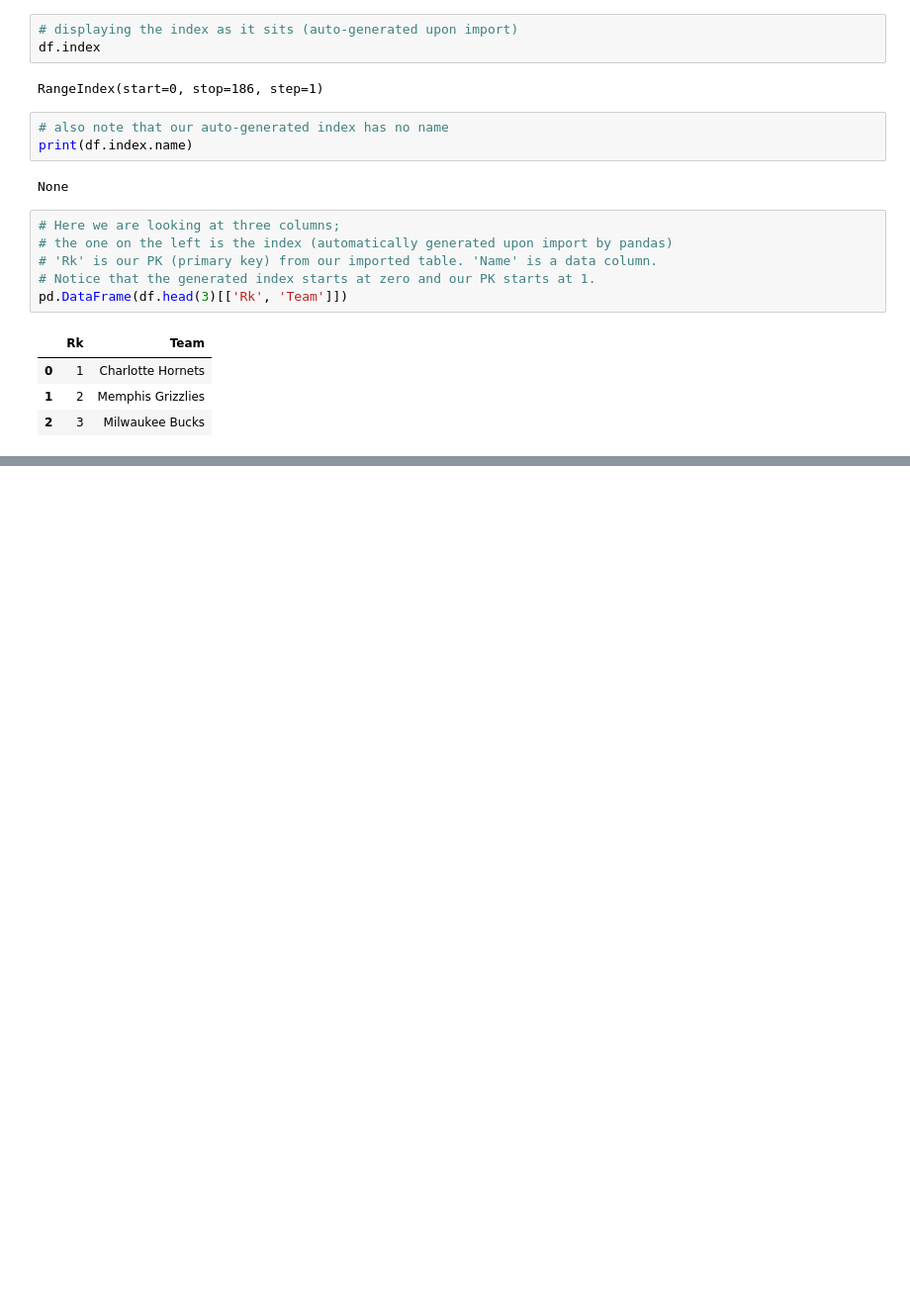
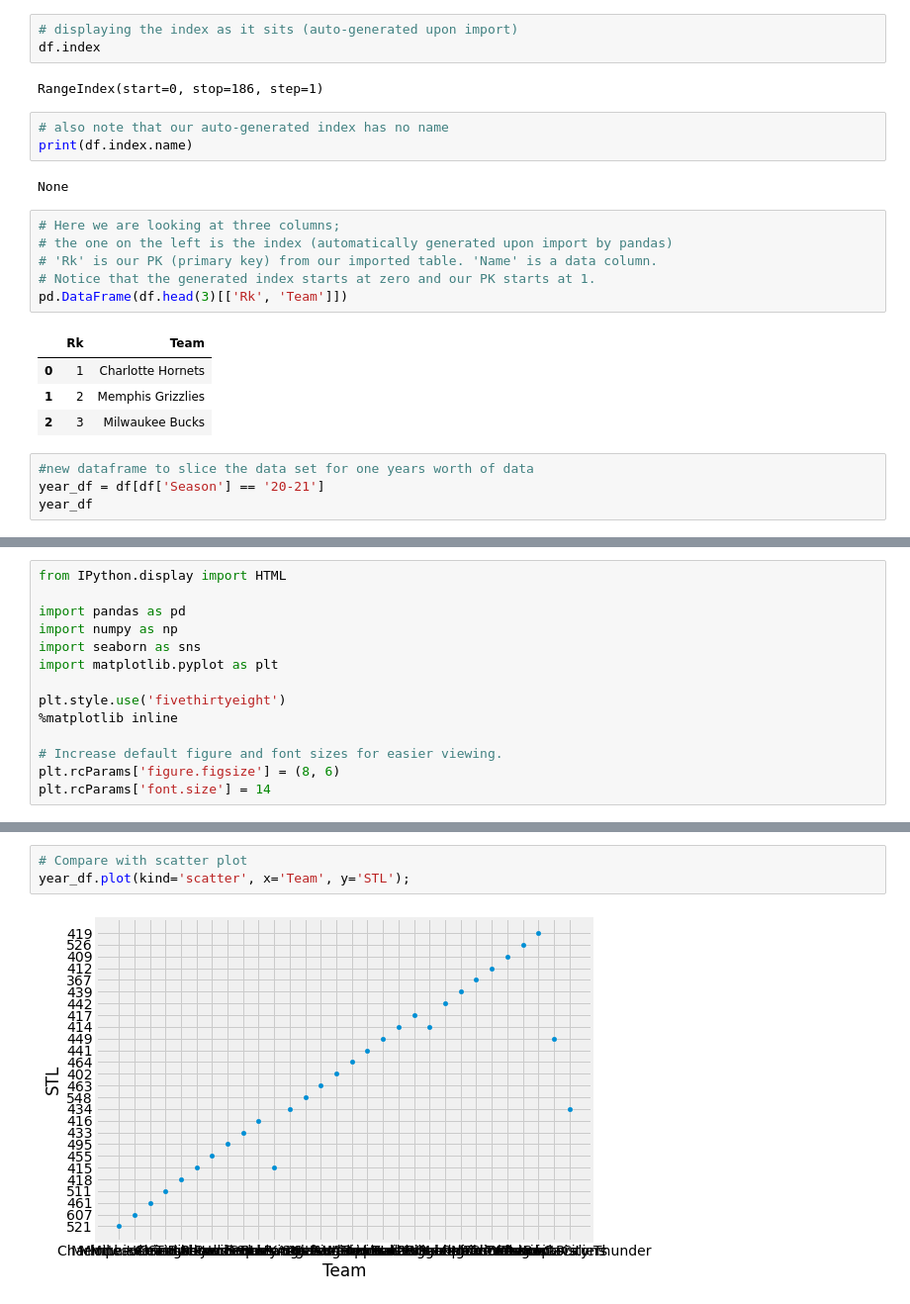
Before and after one commit to PEfullstack21/NBA-Playoff-Predictor, a Jupyter notebook: NBA Stats EDA.ipynb, the cells around one changed output, grey strips where cells are left out. Shown at 99% size. Drawn from its saved outputs; the diff is of its cells as text; blank space fills up the shorter version.

Commit message:
more EDA and data viz

```diff
--- a/NBA Stats EDA.ipynb
+++ b/NBA Stats EDA.ipynb
@@ -84,3 +86,7 @@ pd.DataFrame(df.head(3)[['Rk', 'Team']])
 | 0 | 1 | Charlotte Hornets |
 | 1 | 2 | Memphis Grizzlies |
 | 2 | 3 | Milwaukee Bucks |
+# %%
+#new dataframe to slice the data set for one years worth of data
+year_df = df[df['Season'] == '20-21']
+year_df
@@ -86,0 +123,14 @@ pd.DataFrame(df.head(3)[['Rk', 'Team']])
+# %%
+from IPython.display import HTML
+
+import pandas as pd
+import numpy as np
+import seaborn as sns
+import matplotlib.pyplot as plt
+
+plt.style.use('fivethirtyeight')
+%matplotlib inline
+
+# Increase default figure and font sizes for easier viewing.
+plt.rcParams['figure.figsize'] = (8, 6)
+plt.rcParams['font.size'] = 14
@@ -86,0 +158,5 @@ pd.DataFrame(df.head(3)[['Rk', 'Team']])
+# %%
+# Compare with scatter plot
+year_df.plot(kind='scatter', x='Team', y='STL');
+# %% [output]
+[figure, added]
```
Also changed, not shown: parts of 5 cells of this notebook.
